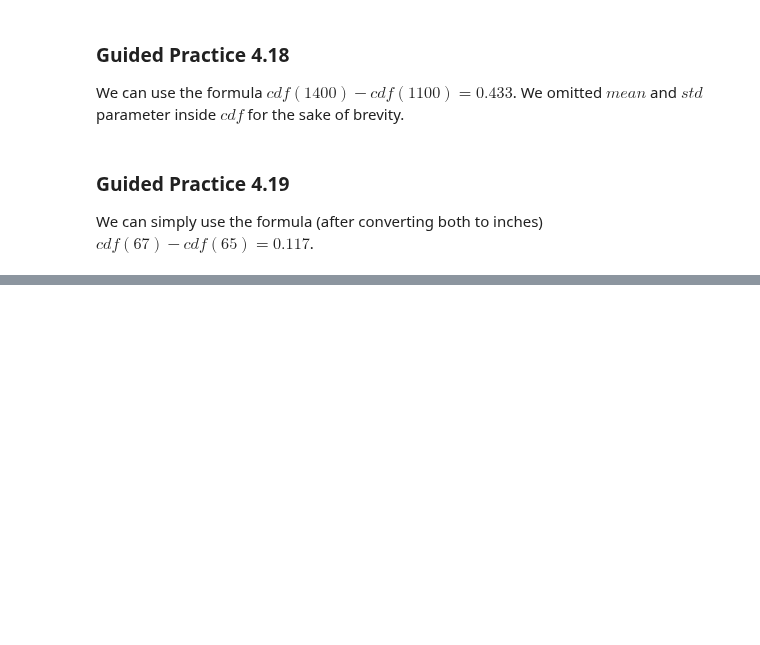
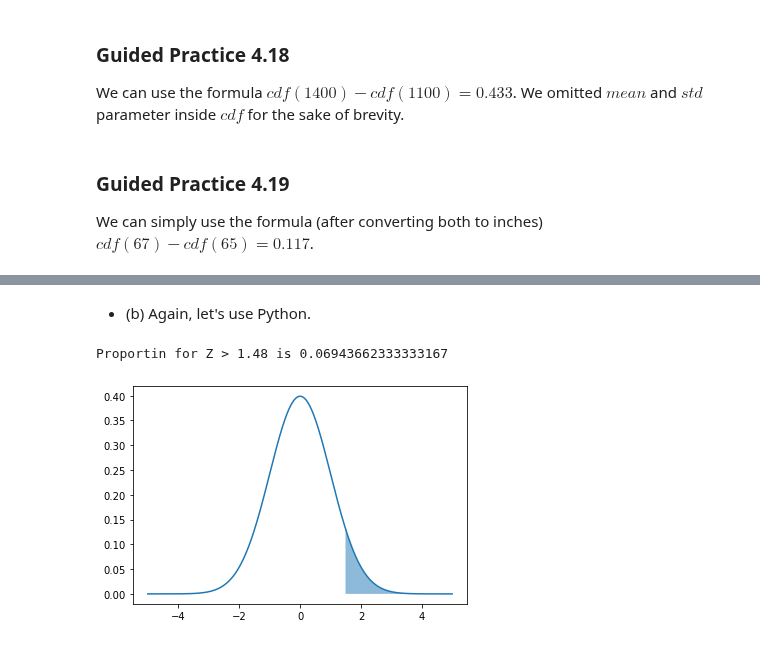
Before and after one commit to RiccardoMPesce/OpenIntro-Statistics-Excercises, a Jupyter notebook: chapter4/chapter4_walkthrough.ipynb, the cells around one changed output, grey strips where cells are left out. Cells and saved outputs as stored; diff of their text form; code cells hidden in the pictures; blank space fills up the shorter version.

```diff
--- a/chapter4/chapter4_walkthrough.ipynb
+++ b/chapter4/chapter4_walkthrough.ipynb
@@ -174,0 +208,15 @@ We can simply use the formula (after converting both to inches) $cdf(67) - cdf(6
+# %% [markdown]
+* (b) Again, let's use Python.
+# %%
+print(f"Proportin for Z > 1.48 is {1- stats.norm.cdf(1.48)}")
+
+x = np.arange(-5, 5, 0.01)
+y = stats.norm.pdf(x, loc=0, scale=1)
+
+ax = plt.plot(x, y)
+plt.fill_between(x, y, where=x > 1.48, alpha=0.5)
+
+plt.show()
+# %% [output]
+Proportin for Z > 1.48 is 0.06943662333333167
+[figure, added]
```
Also changed, not shown: parts of 11 cells of this notebook.
